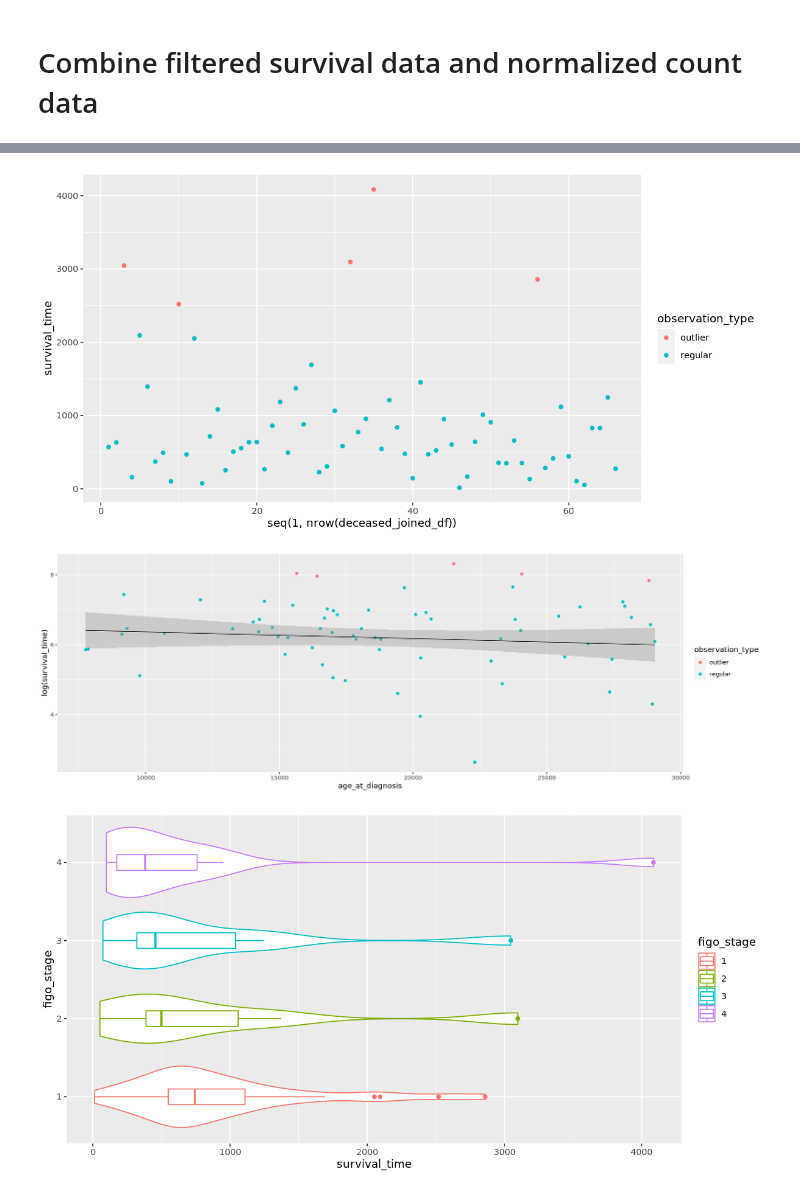
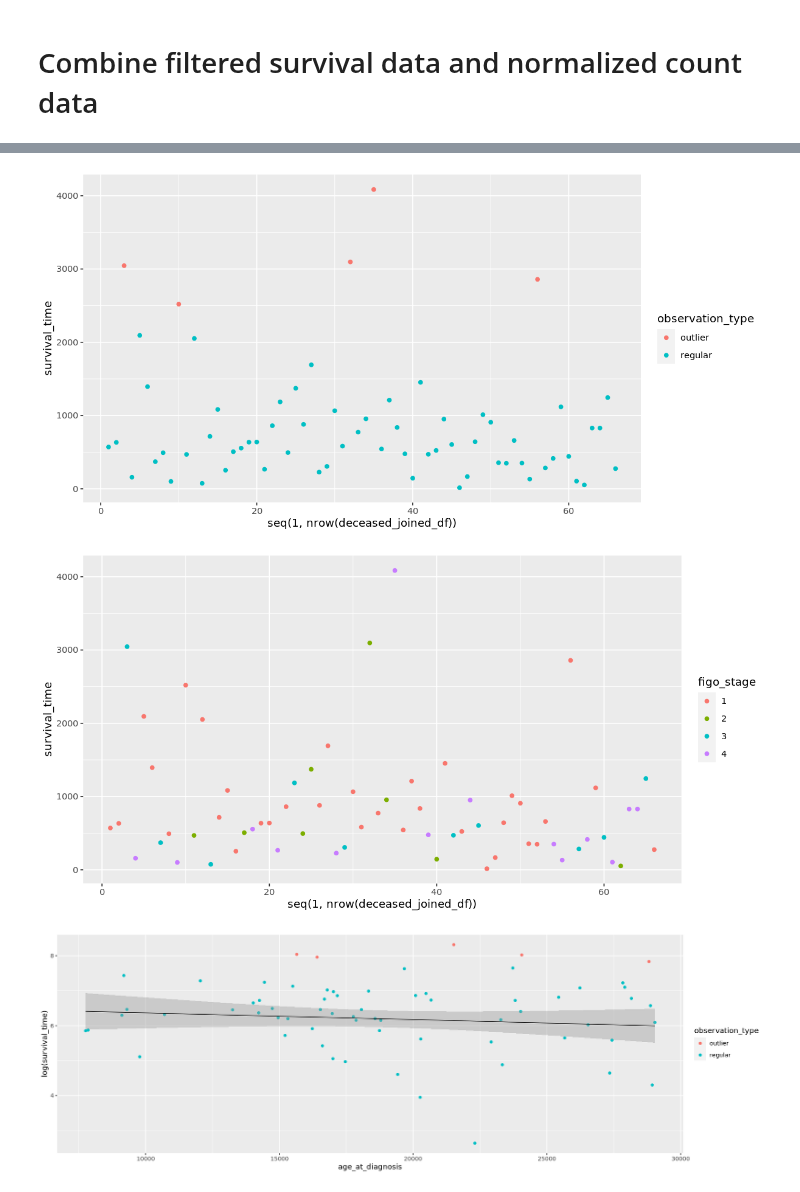
Before and after one commit to fogg-lab/characterizing-ecm-transcriptome-of-endometriosis, a Jupyter notebook: exploratory_analysis/unified_survival.ipynb, the cells around one changed output, grey strips where cells are left out. Saved outputs shown, nothing was run; the diff lists cells and outputs as text; code cells hidden in the pictures.

```diff
--- a/exploratory_analysis/unified_survival.ipynb
+++ b/exploratory_analysis/unified_survival.ipynb
@@ -121,13 +121,16 @@ A tibble: 6 × 1015
 | TCGA-C5-A8YT-01A-11R-A37O-07 | 1 | 633 | 13253 | white | not hispanic or latino | 1 | 7.830611 | 5.733875 | ... |
 | TCGA-C5-A2LZ-01A-11R-A213-07 | 1 | 3046 | 24059 | white | not hispanic or latino | 3 | 10.135550 | 4.865349 | ... |
 # %%
+deceased_joined_df <- joined_df %>%
+    dplyr::filter(vital_status == 1) %>%
+    dplyr::select(-vital_status)
+
 quantiles <- as.vector(quantile(deceased_joined_df$survival_time))
 iqr <- quantiles[4] - quantiles[2]
 coef <- 1.5
 outlier_thresh <- list(min = quantiles[1] - coef * iqr, max = quantiles[4] + coef * iqr)
 
-deceased_joined_df <- joined_df %>%
-    dplyr::filter(vital_status == 1) %>%
+deceased_joined_df <- deceased_joined_df %>%
     dplyr::mutate(observation_type = case_when(
         ((survival_time < outlier_thresh$min) | (outlier_thresh$max < survival_time)) ~ "outlier",
         ((outlier_thresh$min < survival_time) & (survival_time < outlier_thresh$max)) ~ "regular"
@@ -136,32 +161,34 @@ deceased_joined_df <- joined_df %>%
 options(repr.plot.width = 10, repr.plot.height = 5)
 ggplot(data=deceased_joined_df) +
     geom_point(aes(x = seq(1, nrow(deceased_joined_df)), y = survival_time, color=observation_type))
+ggplot(data=deceased_joined_df) +
+    geom_point(aes(x = seq(1, nrow(deceased_joined_df)), y = survival_time, color=figo_stage))
 options(repr.plot.width = 15, repr.plot.height = 5)
 ggplot() +
     geom_point(data = deceased_joined_df, aes(x = age_at_diagnosis, y = log(survival_time), color=observation_type)) +
     geom_smooth(
         data = deceased_joined_df %>% dplyr::filter(observation_type == "regular"),
         aes(x = age_at_diagnosis, y = log(survival_time), color = "fit"),
         method = "lm",
 #         se = FALSE,
         formula = y ~ x,
         color = "black",
         size = 0.4
     )
 options(repr.plot.width = 10, repr.plot.height = 5)
 # ggplot(data=deceased_joined_df) +
 #     geom_boxplot(aes(x = survival_time))
 ggplot(data=deceased_joined_df) +
     geom_violin(aes(x = survival_time, y = figo_stage, color = figo_stage)) +
     geom_boxplot(aes(x = survival_time, y = figo_stage, color = figo_stage), width = 0.2)
 ggplot() +
     geom_density(data = deceased_joined_df, aes(x = survival_time), color = "black") +
     geom_density(
         data = deceased_joined_df %>% dplyr::filter(observation_type == "regular"),
         aes(x = survival_time),
         color = "#00BFC4"
     )
 # %% [output]
 [figure]
-[figure, old version]
+[figure, new version]
-[figure, old version]
+[figure, new version]
```
Also changed, not shown: parts of 3 cells of this notebook, 3 other files.
